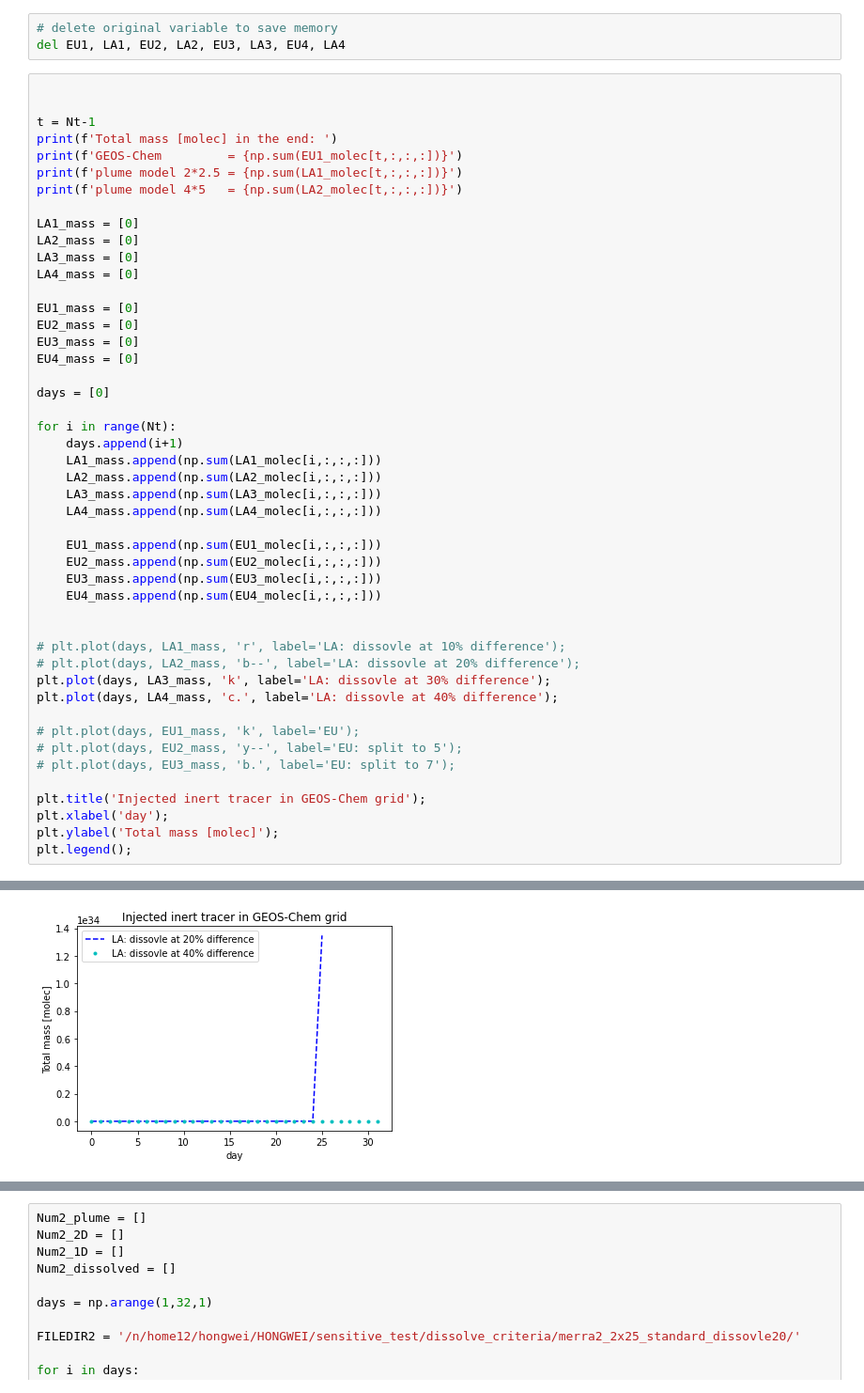
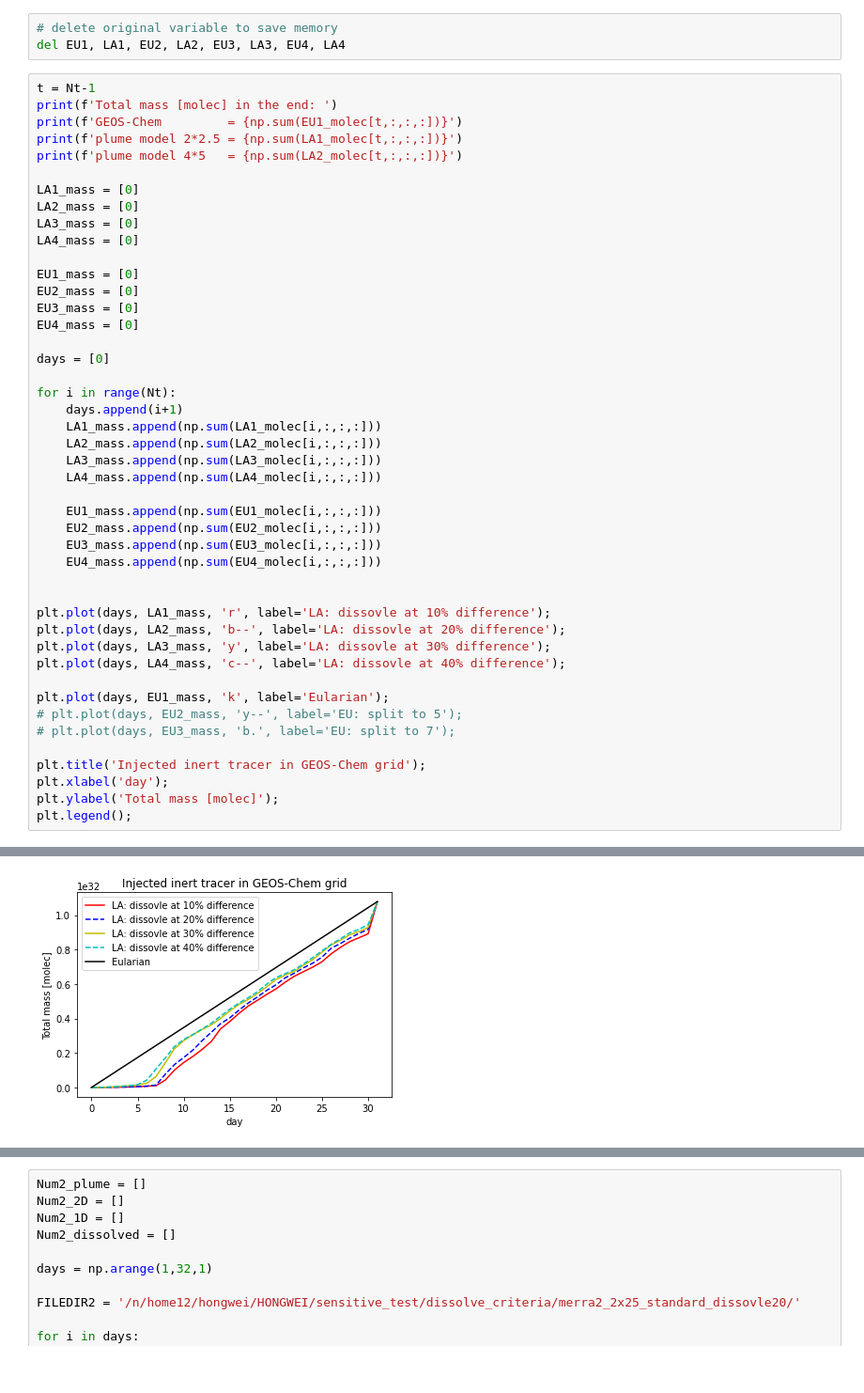
Before and after one commit to hongwei8sun/GEOS-Chem, a Jupyter notebook: Sensitive_dissolve_criteria.ipynb, the cells around one changed output, grey strips where cells are left out. Shown: that part at 94% size. Saved outputs shown, nothing was run; the diff lists cells and outputs as text.

```diff
--- a/Sensitive_dissolve_criteria.ipynb
+++ b/Sensitive_dissolve_criteria.ipynb
@@ -204,8 +201,6 @@ LA4_Zsum_Xmean = np.mean(LA4_Zsum[:,:,:], axis=2)
 # delete original variable to save memory
 del EU1, LA1, EU2, LA2, EU3, LA3, EU4, LA4
 # %%
-
-
 t = Nt-1
 print(f'Total mass [molec] in the end: ')
 print(f'GEOS-Chem         = {np.sum(EU1_molec[t,:,:,:])}')
@@ -237,12 +232,12 @@ for i in range(Nt):
     EU4_mass.append(np.sum(EU4_molec[i,:,:,:]))
 
 
-# plt.plot(days, LA1_mass, 'r', label='LA: dissovle at 10% difference');
-# plt.plot(days, LA2_mass, 'b--', label='LA: dissovle at 20% difference');
-plt.plot(days, LA3_mass, 'k', label='LA: dissovle at 30% difference');
-plt.plot(days, LA4_mass, 'c.', label='LA: dissovle at 40% difference');
+plt.plot(days, LA1_mass, 'r', label='LA: dissovle at 10% difference');
+plt.plot(days, LA2_mass, 'b--', label='LA: dissovle at 20% difference');
+plt.plot(days, LA3_mass, 'y', label='LA: dissovle at 30% difference');
+plt.plot(days, LA4_mass, 'c--', label='LA: dissovle at 40% difference');
 
-# plt.plot(days, EU1_mass, 'k', label='EU');
+plt.plot(days, EU1_mass, 'k', label='Eularian');
 # plt.plot(days, EU2_mass, 'y--', label='EU: split to 5');
 # plt.plot(days, EU3_mass, 'b.', label='EU: split to 7');
 
@@ -258,4 +253,4 @@ plume model 4*5   = nan
-[figure, old version]
+[figure, new version]
 # %%
 fig = plt.figure(figsize=(8,5),dpi=100);
 #     gs = fig.add_gridspec(15, 8)
```
Also changed, not shown: parts of 4 cells of this notebook, 3 other files.
